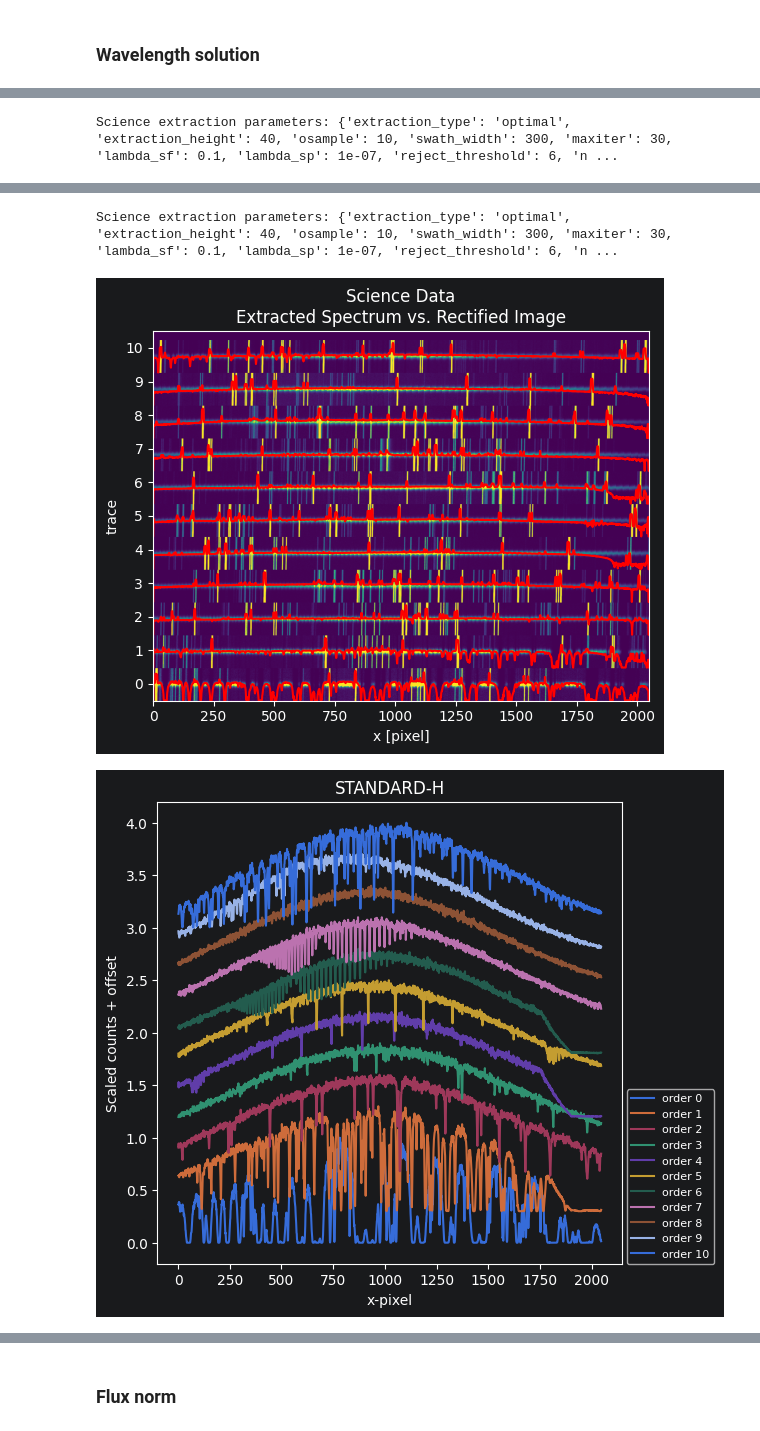
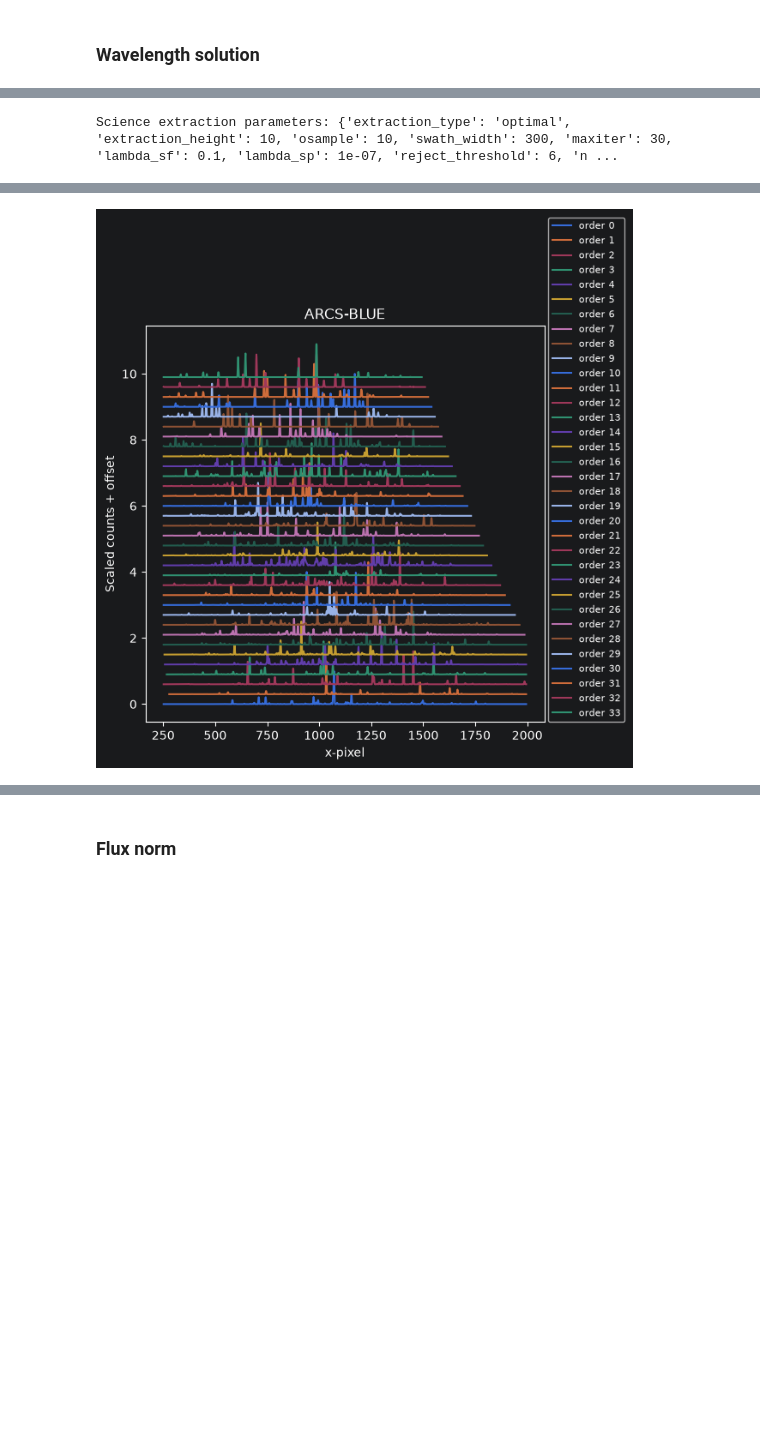
Before and after one commit to CaltechOpticalObservatories/zshooter-drp, a Jupyter notebook: notebooks/extraction_demo.ipynb, the cells around one changed output, grey strips where cells are left out. Drawn from its saved outputs; the diff is of its cells as text; code cells hidden in the pictures; blank space fills up the shorter version.

```diff
--- a/notebooks/extraction_demo.ipynb
+++ b/notebooks/extraction_demo.ipynb
@@ -108,7 +110,7 @@ Let's reduce the data of one channel step-by-step using core algorithms from pyr
 
 The output directory is simply set to a folder named `reduced` inside your input directory.
 # %%
-channel = 'H'
+channel = 'BLUE'
 chanfiles = files[channel]
 # %% [markdown]
 ### Master combine and load mask
@@ -197,16 +204,16 @@ Norm min:  1.3239261e-08  max:  1.0359263
 # %% [markdown]
 ### Wavelength solution
 # %%
-settings_cfg = load_zshooter_settings()
-master_cfg = settings_cfg[channel].get('wavecal_master')
-init_cfg = settings_cfg[channel].get('wavecal_init')
-cfg = settings_cfg[channel].get('wavecal')
-
-# create master arc again but this time with norm correction and traces passed
-arc, ahead = combine_calibrate(chanfiles['wavecal_master'], instrument=zs, channel=channel, bias=bias, bhead=bhead,
-                               norm=norm, traces=traces)
-# call wavecal step
-wave_img, wavesol, linelist, metrics = zsdrp.steps.WavecalWrapper.run(arc, ahead, traces, instrument=zs, channel=channel,
-                                                                      master_step_cfg=master_cfg, init_step_cfg=init_cfg,
-                                                                      step_cfg=cfg, init_plot_count=0)
-print(metrics["rms_mps"])
+# settings_cfg = load_zshooter_settings()
+# master_cfg = settings_cfg[channel].get('wavecal_master')
+# init_cfg = settings_cfg[channel].get('wavecal_init')
+# cfg = settings_cfg[channel].get('wavecal')
+#
+# # create master arc again but this time with norm correction and traces passed
+# arc, ahead = combine_calibrate(chanfiles['wavecal_master'], instrument=zs, channel=channel, bias=bias, bhead=bhead,
+#                                norm=norm, traces=traces)
+# # call wavecal step
+# wave_img, wavesol, linelist, metrics = zsdrp.steps.WavecalWrapper.run(arc, ahead, traces, instrument=zs, channel=channel,
+#                                                                       master_step_cfg=master_cfg, init_step_cfg=init_cfg,
+#                                                                       step_cfg=cfg, init_plot_count=0)
+# print(metrics["rms_mps"])
@@ -228,11 +247,11 @@ importlib.reload(zsdrp.steps)
 settings_cfg = load_zshooter_settings()
 cfg = settings_cfg[channel].get('science')
 # call science extract step
-group_spectra = zsdrp.steps.ScienceWrapper.run(chanfiles['science'], traces, instrument=zs, channel=channel, bias=bias,
+group_spectra = zsdrp.steps.ScienceWrapper.run(chanfiles['wavecal_master'], traces, instrument=zs, channel=channel, bias=bias,
                                                bhead=bhead, norm=norm, mask=None, step_cfg=cfg)
 # plot spectra (non-wavelength calibrated)
 for objname, spectra in group_spectra.items():
     _ = zsdrp.utils.plot_spectra_object(spectra, title=f'{objname}-{channel}', xlabel='x-pixel', ylabel='Scaled counts + offset')
     plt.show()
 # %% [output]
-Science extraction parameters: {'extraction_type': 'optimal', 'extraction_height': 40, 'osample': 10, 'swath_width': 300, 'maxiter': 30, 'lambda_sf': 0.1, 'lambda_sp': 1e-07, 'reject_threshold': 6, 'n ...
+Science extraction parameters: {'extraction_type': 'optimal', 'extraction_height': 10, 'osample': 10, 'swath_width': 300, 'maxiter': 30, 'lambda_sf': 0.1, 'lambda_sp': 1e-07, 'reject_threshold': 6, 'n ...
@@ -240,3 +259 @@ Science extraction parameters: {'extraction_type': 'optimal', 'extraction_height
-Science extraction parameters: {'extraction_type': 'optimal', 'extraction_height': 40, 'osample': 10, 'swath_width': 300, 'maxiter': 30, 'lambda_sf': 0.1, 'lambda_sp': 1e-07, 'reject_threshold': 6, 'n ...
-[figure, old version]
+[figure, new version]
-[figure, removed]
```
Also changed, not shown: parts of 17 cells of this notebook, 2 other files.
